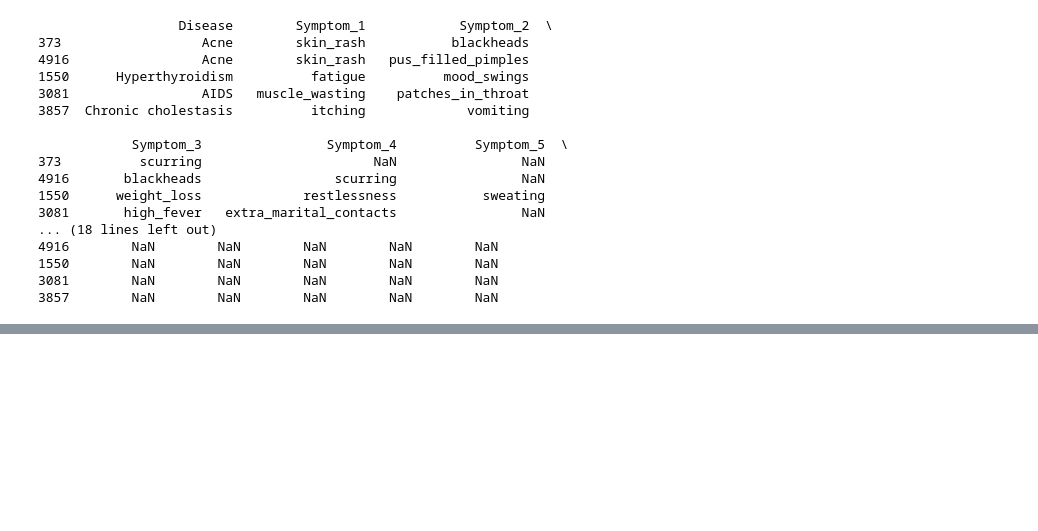
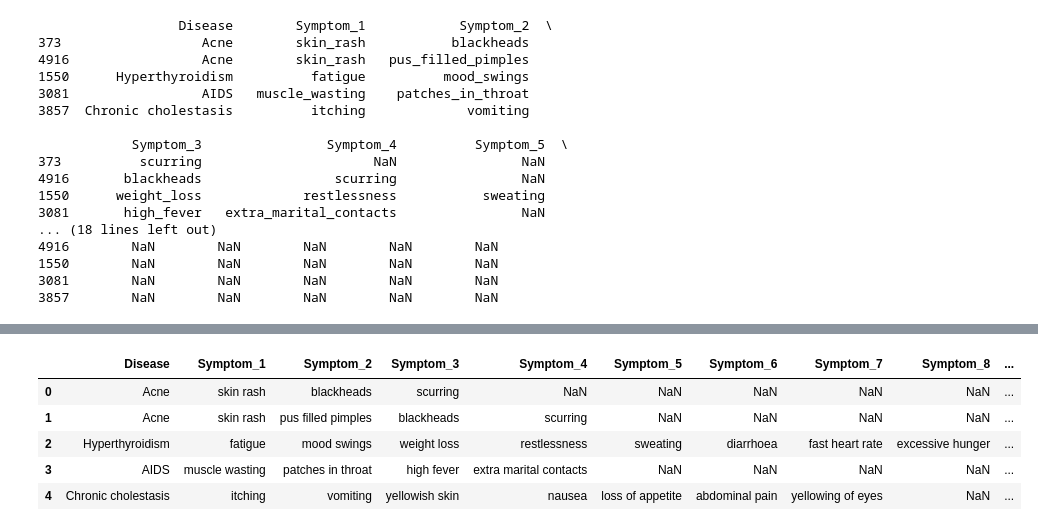
Before and after one commit to ShreyaN15/Medicure, a Jupyter notebook: medi_notebook.ipynb, the cells around one changed output, grey strips where cells are left out. Saved outputs shown, nothing was run; the diff lists cells and outputs as text; code cells hidden in the pictures; blank space fills up the shorter version.

```diff
--- a/medi_notebook.ipynb
+++ b/medi_notebook.ipynb
@@ -159,0 +213,17 @@ print(dataset.head())
+# %%
+cols = dataset.columns
+data = dataset[cols].values.flatten()
+
+reshaped = pd.Series(data)
+reshaped = reshaped.str.strip()
+reshaped = reshaped.values.reshape(dataset.shape)
+
+dataset = pd.DataFrame(reshaped, columns=dataset.columns)
+dataset.head()
+# %% [output]
+|  | Disease | Symptom_1 | Symptom_2 | Symptom_3 | Symptom_4 | Symptom_5 | Symptom_6 | Symptom_7 | Symptom_8 | ... |
+| 0 | Acne | skin rash | blackheads | scurring | NaN | NaN | NaN | NaN | NaN | ... |
+| 1 | Acne | skin rash | pus filled pimples | blackheads | scurring | NaN | NaN | NaN | NaN | ... |
+| 2 | Hyperthyroidism | fatigue | mood swings | weight loss | restlessness | sweating | diarrhoea | fast heart rate | excessive hunger | ... |
+| 3 | AIDS | muscle wasting | patches in throat | high fever | extra marital contacts | NaN | NaN | NaN | NaN | ... |
+| 4 | Chronic cholestasis | itching | vomiting | yellowish skin | nausea | loss of appetite | abdominal pain | yellowing of eyes | NaN | ... |
```
Also changed, not shown: parts of 5 cells of this notebook.
